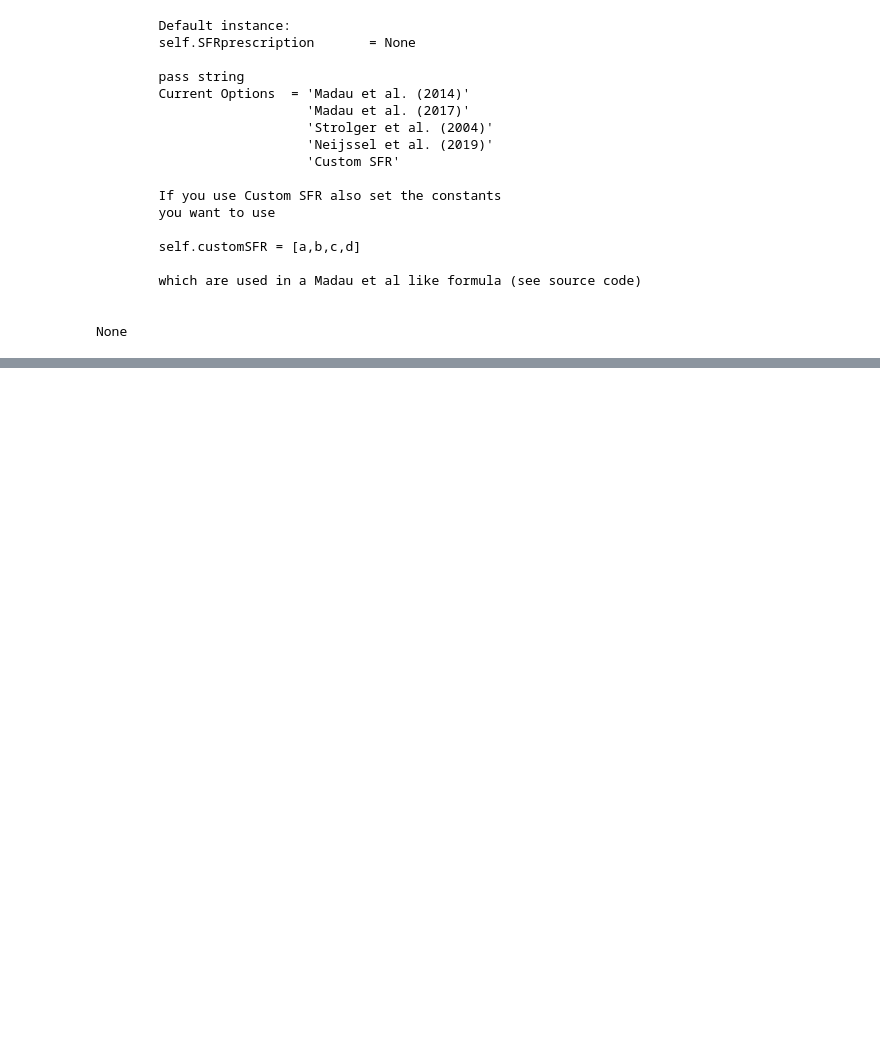
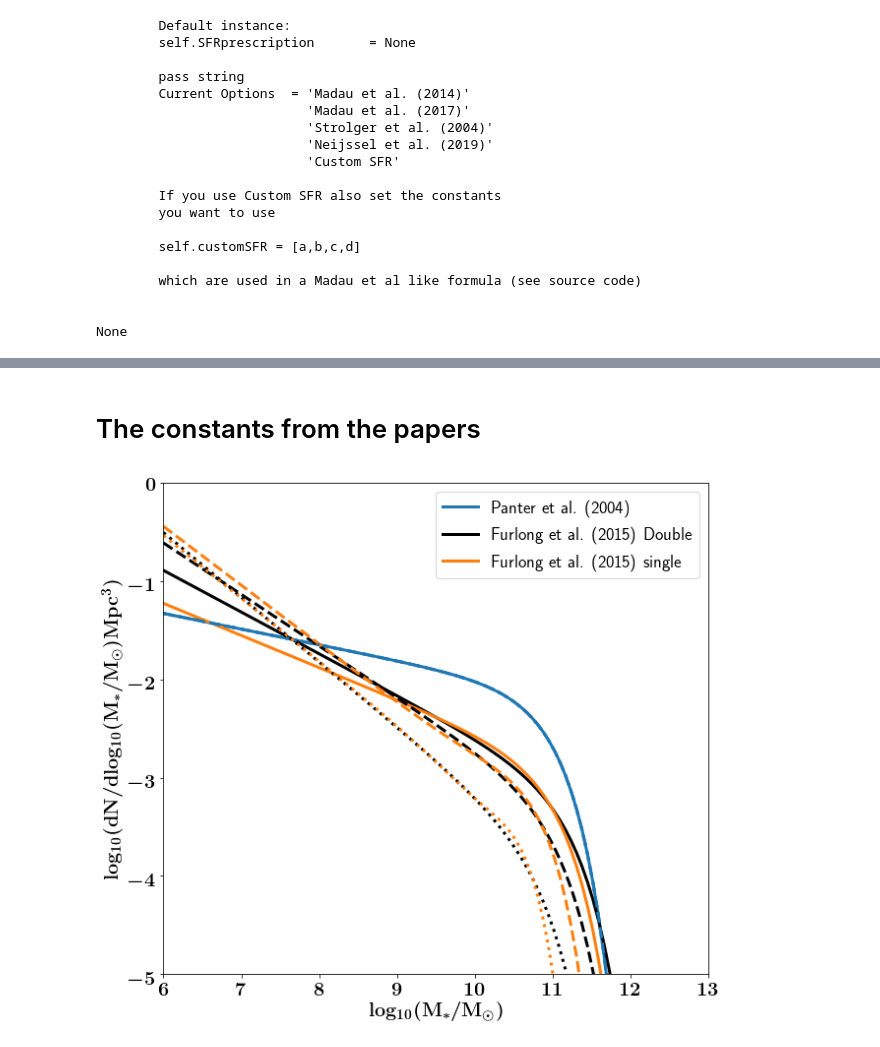
Before and after one commit to lmdesa/COMPAS, a Jupyter notebook: postProcessing/Folders/CosmicIntegration/2_MSSFR.ipynb, the cells around one changed output, grey strips where cells are left out. Drawn from its saved outputs; the diff is of its cells as text; code cells hidden in the pictures; blank space fills up the shorter version.

```diff
--- a/postProcessing/Folders/CosmicIntegration/2_MSSFR.ipynb
+++ b/postProcessing/Folders/CosmicIntegration/2_MSSFR.ipynb
@@ -374,0 +580,2 @@ plt.show()
+# %% [markdown]
+# The constants from the papers
@@ -374,0 +609,39 @@ plt.show()
+# %%
+logM      = np.linspace(6,13,100)
+redshifts = [0., 1.5, 3.]
+#color per prescription
+mycolors = clist
+#linestyle per redshift
+linestyles= ['-', '--', ':']
+
+
+fig, axes = plt.subplots(1,1, figsize=(9,8))
+
+for nrz, z in enumerate(redshifts):
+    if nrz == 0:
+        label1, label2, label3 = 'Panter et al. (2004)','Furlong et al. (2015) single','Furlong et al. (2015) Double'
+    else:
+        label1, label2, label3 = None, None, None
+    Norman   = singleSchechterPerLog10(logM, logMc,  phi,  alpha)
+    axes.plot(logM, np.log10(Norman), c=mycolors[0], label=label1, lw=3,  linestyle=linestyles[nrz])
+    Furlongsingle = singleSchechterPerLog10FurlongLineair(logM, z)
+    axes.plot(logM, np.log10(Furlongsingle), c=mycolors[2], label=label3, lw=3,  linestyle=linestyles[nrz])
+    FurlongDouble = doubleSchechterPerLog10FurlongLineair(logM, z)
+    axes.plot(logM, np.log10(FurlongDouble), c=mycolors[1], label=label2, lw=3, linestyle=linestyles[nrz])
+
+nameX = r'$\rm log_{10}(M_{*}/M_{\odot})$'
+nameY = r'$\rm log_{10}( dN / dlog_{10}(M_*/M_{\odot})Mpc^{3})$'
+
+#axes.set_yscale('log')
+axes.set_ylim(bottom=-5, top=0)
+axes.set_xlim(left=6, right=13)
+axes.legend(prop={'size': 18})
+axes.set_xlabel(nameX, fontsize=fs)
+axes.set_ylabel(nameY, fontsize=fs)
+axes.tick_params(labelsize=fs)
+
+plt.tight_layout()
+plt.savefig('./GSMFplot.png')
+plt.show()
+# %% [output]
+[figure, added]
```
Also changed, not shown: parts of 9 cells of this notebook.
